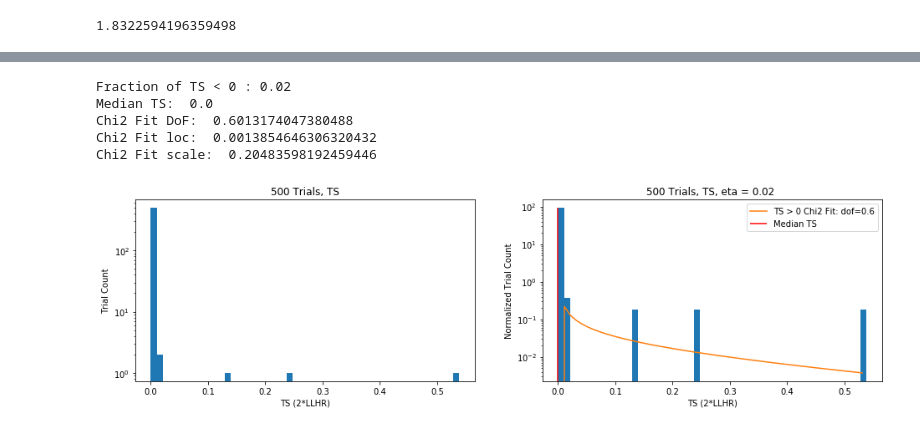
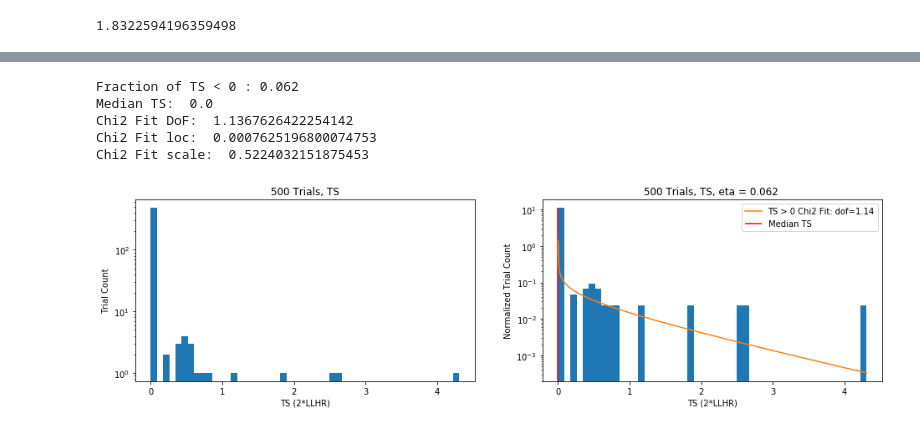
Before and after one commit to MACampana/IceCube_Intro, a Jupyter notebook: IntroAnalyses.ipynb, the cells around one changed output, grey strips where cells are left out. Cells and saved outputs as stored; diff of their text form; code cells hidden in the pictures.

```diff
--- a/IntroAnalyses.ipynb
+++ b/IntroAnalyses.ipynb
@@ -698,13 +713,41 @@ GC_ra = 4.650
 1.8322594196359498
 # %%
 #Energy distributions dont change with scrambling of RA
+#See Class for using the hist2d dircetly, or spline fit (CURRENT: using hist directly)
 
 Get_E_dists = Singe_Source_Energy_Dists(MC_trueE, MC_trueDEC, MC_ow, Data_logE, Data_DEC)
-S_e, S_e_func = Get_E_dists.MC_energy_dist()
-B_e, B_e_func = Get_E_dists.data_energy_dist()
+S_e_hist, S_logE_edges, S_sinDec_edges  = Get_E_dists.MC_energy_dist()
+B_e_hist, B_logE_edges, B_sinDec_edges = Get_E_dists.data_energy_dist()
 
-#The *_e is a 1D array for each event, using *_func.ev(x,y)
-#The function itself can be called *_func(x,y) to return a 2D array evaluated at each x and y position
+#NOTE: If using spline fit...
+#    The *_e is a 1D array for each event, using *_func.ev(x,y)
+#    The function itself can be called *_func(x,y) to return a 2D array evaluated at each x and y position
+
+#NOTE: If using hist2d directly...
+#    Returns a 2d array of hist values normalized per declination.
+#    X edges are log10E, Y are sinDec (usage *_hist[sinDec, log10E])
+#    Functions are defined such that xedges and yedges should be the same for both Sig and BG hists
+# %%
+#Now get the weighting for each event using the histograms:
+def index_hist2d(H, xedges, yedges, xcoords, ycoords):
+
+    xcents = xedges[:-1] + np.diff(xedges)/2.0
+    ycents = yedges[:-1] + np.diff(yedges)/2.0
+
+    xinds = np.abs(xcents.reshape(1,-1) - xcoords.reshape(-1,1)).argmin(axis=1)
+    yinds = np.abs(ycents.reshape(1,-1) - ycoords.reshape(-1,1)).argmin(axis=1)
+
+    Hvals = H[yinds, xinds]
+
+    return Hvals
+
+S_e = index_hist2d(S_e_hist, S_logE_edges, S_sinDec_edges, Data_logE, np.sin(Data_DEC))
+B_e = index_hist2d(B_e_hist, B_logE_edges, B_sinDec_edges, Data_logE, np.sin(Data_DEC))
+# %%
+#Background doesnt depend on RA, so doesnt change with scrambles
+#Do once to save time...
+GC_forBG = Single_Source_Spatial_Dists(Data_DEC, Data_RA, Data_AngErr, GC_dec, GC_ra)
+B_s = GC_forBG.background_spatial()
 # %%
 start_time = time.clock()
 #Lists for holding values for each scramble--------------------------
@@ -719,7 +762,6 @@ start_time = time.clock()
 #Unbinned holding lists---------------
 TS_list = []
 ns_list = []
-
 #**************** Now, for scrambles, use this loop: **************************
 for scram in range(num_trials):
     #First pass, no scramble, use data
@@ -767,7 +809,7 @@ for scram in range(num_trials):
 #Unbinned LLH Analysis-------------------------------------
     GC_S_dists = Single_Source_Spatial_Dists(Data_DEC, RA_use, Data_AngErr, GC_dec, GC_ra)
     S_s = GC_S_dists.signal_spatial()
-    B_s = GC_S_dists.background_spatial()
+    #B_s = GC_S_dists.background_spatial()
 
     Do_TS_Calcs = Single_Source_TestStatistic(S_s, B_s, S_e, B_e)
     bf_ns, TS = Do_TS_Calcs.minimize_TS()
@@ -1053,12 +1005,12 @@ plt.show()
 # %%
-PlotTSandChi2(TS_arr, num_trials)
+PlotTSandChi2(TS_arr, num_trials, loglog=False)
 # %% [output]
-Fraction of TS < 0 : 0.02
+Fraction of TS < 0 : 0.062
 Median TS:  0.0
-Chi2 Fit DoF:  0.6013174047380488
-Chi2 Fit loc:  0.0013854646306320432
-Chi2 Fit scale:  0.20483598192459446
+Chi2 Fit DoF:  1.1367626422254142
+Chi2 Fit loc:  0.0007625196800074753
+Chi2 Fit scale:  0.5224032151875453
-[figure, old version]
+[figure, new version]
 # %%
 nss = np.arange(0,2,.01)
 ys = []
```
Also changed, not shown: parts of 17 cells of this notebook.
